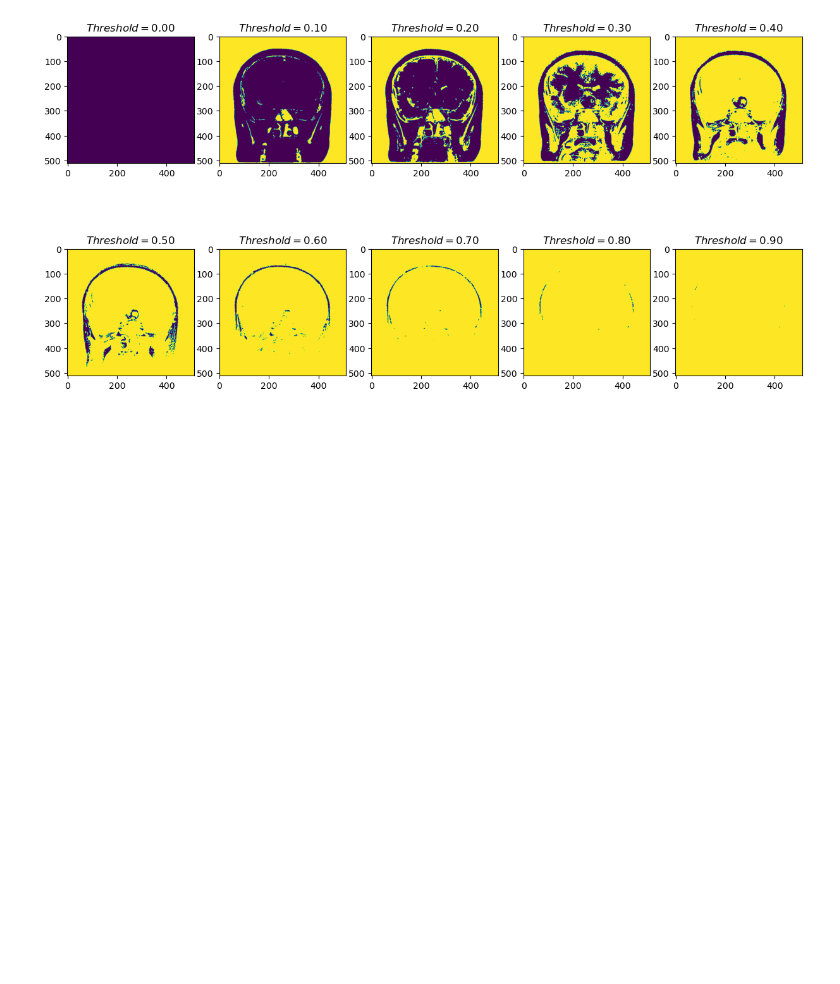
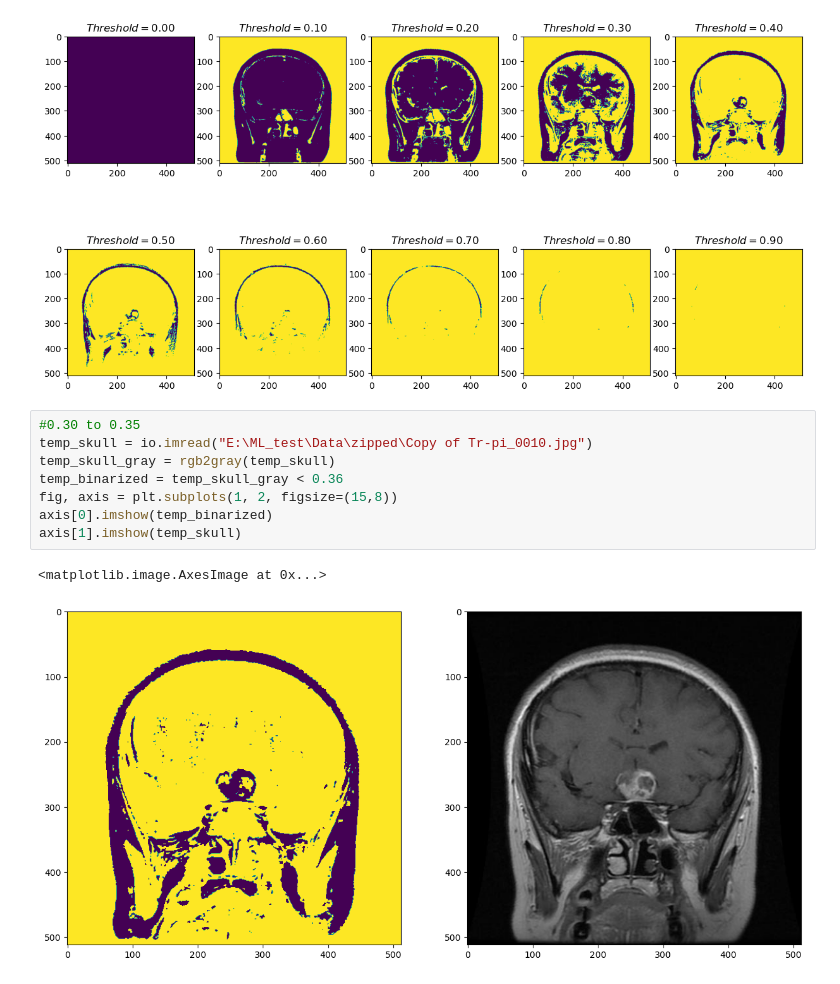
Before and after one commit to MorningStarTM/brain_cancer_detection, a Jupyter notebook: MRI brain image preprocessing.ipynb, the cells around one changed output. Saved outputs shown, nothing was run; the diff lists cells and outputs as text; blank space fills up the shorter version.

```diff
--- a/MRI brain image preprocessing.ipynb
+++ b/MRI brain image preprocessing.ipynb
@@ -69,3 +71,14 @@ for th, ax in zip(th_values, axis.flatten()):
     ax.set_title('$Threshold = %.2f$' % th)
 # %% [output]
 [figure]
+# %%
+#0.30 to 0.35
+temp_skull = io.imread("E:\ML_test\Data\zipped\Copy of Tr-pi_0010.jpg")
+temp_skull_gray = rgb2gray(temp_skull)
+temp_binarized = temp_skull_gray < 0.36
+fig, axis = plt.subplots(1, 2, figsize=(15,8))
+axis[0].imshow(temp_binarized)
+axis[1].imshow(temp_skull)
+# %% [output]
+<matplotlib.image.AxesImage at 0x...>
+[figure, added]
```
Also changed, not shown: parts of 2 cells of this notebook.
